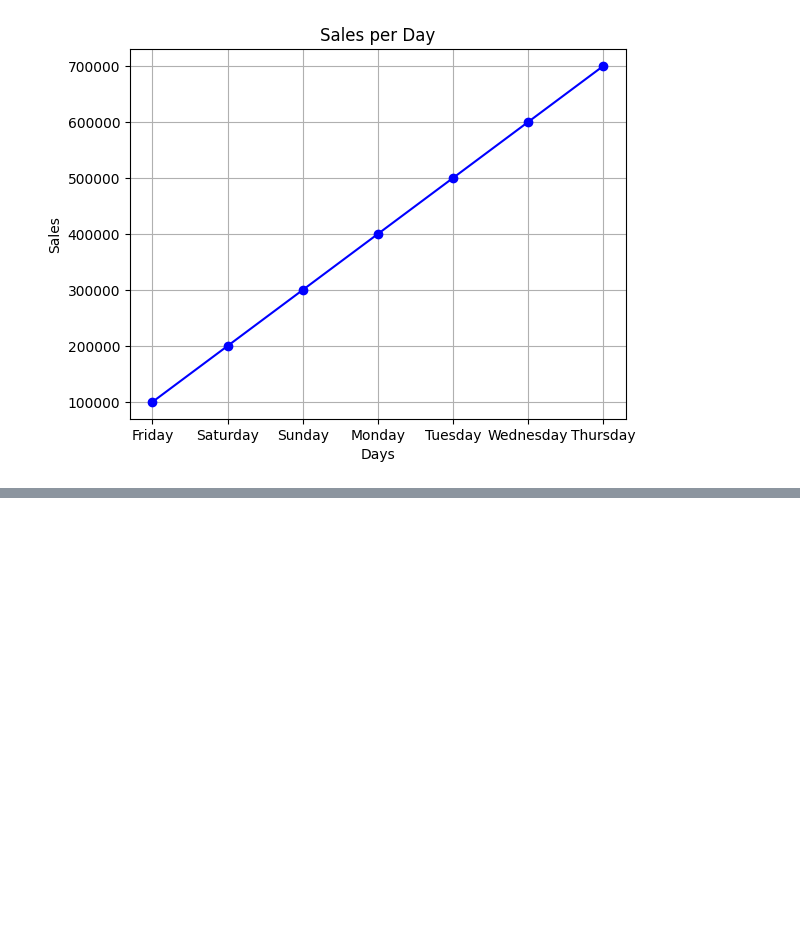
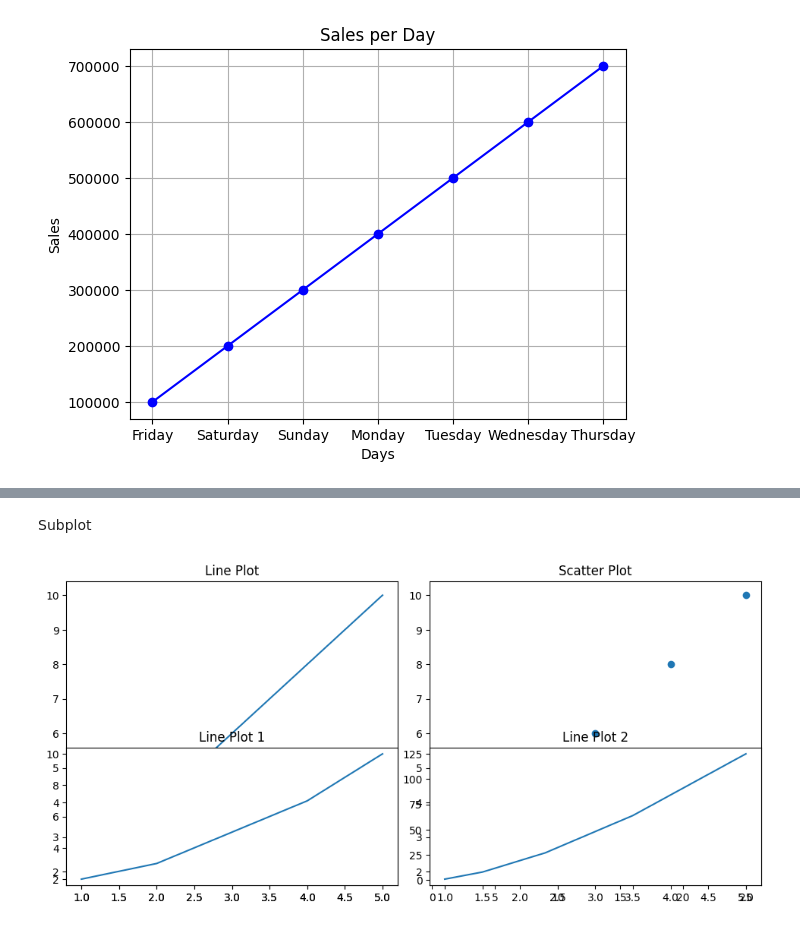
Before and after one commit to faruk950147/Python-A-to-Z, a Jupyter notebook: 07 ML/matplot/main.ipynb, the cells around one changed output, grey strips where cells are left out. Cells and saved outputs as stored; diff of their text form; code cells hidden in the pictures; blank space fills up the shorter version.

```diff
--- a/07 ML/matplot/main.ipynb
+++ b/07 ML/matplot/main.ipynb
@@ -87,0 +90,59 @@ plt.show()
+# %% [markdown]
+Subplot
+# %%
+import matplotlib.pyplot as plt
+import numpy as np
+
+a = np.array([1, 2, 3, 4, 5])
+b = np.array([2, 3, 5, 7, 10])
+
+c= np.array([1, 4, 9, 16, 25])
+d = np.array([1, 8, 27, 64, 125])
+
+x = np.array([1, 2, 3, 4, 5])
+y = np.array([2, 4, 6, 8, 10])
+plt.figure(figsize=(10, 5))
+plt.subplot(1, 2, 1)
+plt.plot(x, y)
+plt.title('Line Plot')
+# plt.xlabel('X')
+# plt.ylabel('Y')
+# plt.grid(True)
+# plt.xscale('log')
+# plt.yscale('log')
+# plt.legend()
+
+plt.tight_layout()
+plt.subplot(1, 2, 2)
+plt.scatter(x, y)
+plt.title('Scatter Plot')
+# plt.xlabel('X')
+# plt.ylabel('Y')
+# plt.grid(True)
+# plt.xscale('log')
+# plt.yscale('log')
+# plt.legend()
+plt.tight_layout()
+plt.subplot(2, 2, 3)
+plt.plot(a, b)
+plt.title('Line Plot 1')
+# plt.xlabel('X')
+# plt.ylabel('Y')
+# plt.grid(True)
+# plt.xscale('log')
+# plt.yscale('log')
+# plt.legend()
+
+plt.tight_layout()
+plt.subplot(2, 2, 4)
+plt.plot(c, d)
+plt.title('Line Plot 2')
+# plt.xlabel('X')
+# plt.ylabel('Y')
+# plt.grid(True)
+# plt.xscale('log')
+# plt.yscale('log')
+# plt.legend()
+plt.show()
+# %% [output]
+[figure, added]
```
Also changed, not shown: parts of 5 cells of this notebook.
